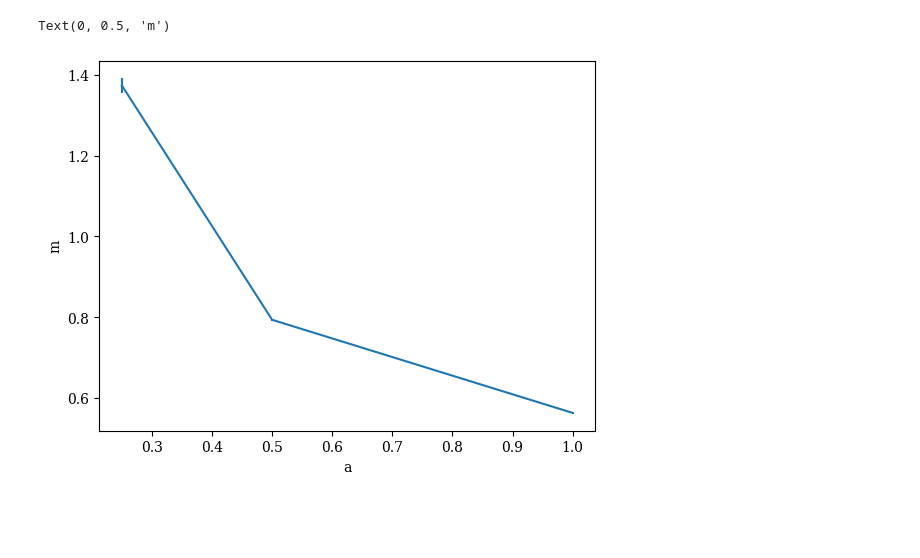
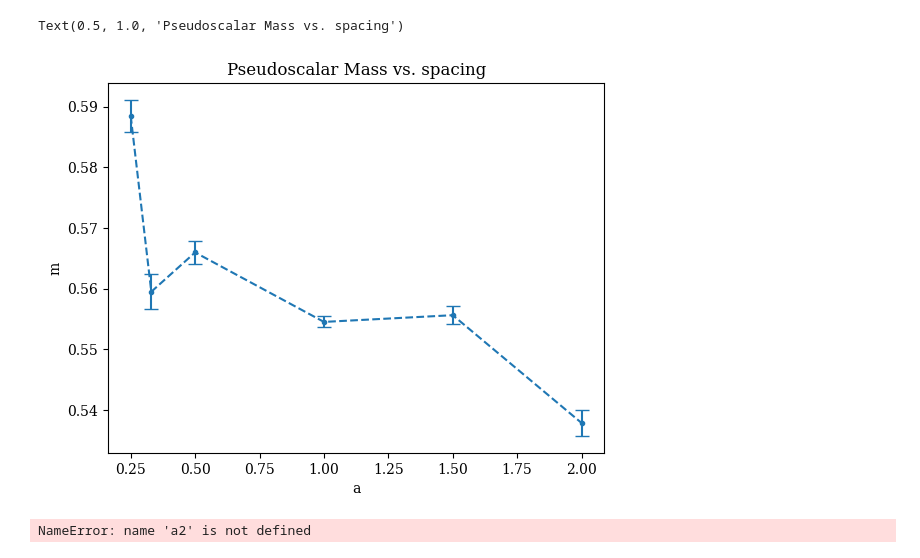
Before and after one commit to wurdahl/schwingerModel, a Jupyter notebook: contLimit.ipynb, the cells around one changed output. Drawn from its saved outputs; the diff is of its cells as text; code cells hidden in the pictures; blank space fills up the shorter version.

```diff
--- a/contLimit.ipynb
+++ b/contLimit.ipynb
@@ -28,17 +73,68 @@ ti=1
 
 gamma = np.array([[1j,0],[0,-1j]])
 
-correl_a1 =  sim.correlation.GEVPStats(a1, burnIn=bIn,autocorrSkip=skp,Gamma=gamma,smearN1=4,kappa1=1.2,ti=ti,momk=0,hiMass=False)
-correl_a5 =  sim.correlation.GEVPStats(a5, burnIn=bIn,autocorrSkip=skp,Gamma=gamma,smearN1=4,kappa1=1.2,ti=ti,momk=0,hiMass=False)
-correl_a25 = sim.correlation.GEVPStats(a25, burnIn=bIn,autocorrSkip=skp,Gamma=gamma,smearN1=4,kappa1=1.2,ti=ti,momk=0,hiMass=False)
+correl_a2 =  sim.correlation.GEVPStats(a2, burnIn=bIn,autocorrSkip=skp//12,Gamma=gamma,smearNs=[0,2],kappas=[0,1.2],ti=ti,momk=0)
+correl_a15 = sim.correlation.GEVPStats(a15, burnIn=bIn,autocorrSkip=skp//12,Gamma=gamma,smearNs=[0,2],kappas=[0,1.2],ti=ti,momk=0)
+correl_a1 =  sim.correlation.GEVPStats(a1, burnIn=bIn,autocorrSkip=skp//12,Gamma=gamma,smearNs=[0,4],kappas=[0,1.2],ti=ti,momk=0)
+correl_a5 =  sim.correlation.GEVPStats(a5, burnIn=bIn,autocorrSkip=skp//2,Gamma=gamma,smearNs=[0,8],kappas=[0,1.2],ti=ti,momk=0)
+# %%
+correl_a33 = sim.correlation.GEVPStats(a33, burnIn=bIn,autocorrSkip=skp//2,Gamma=gamma,smearNs=[0,4,25],kappas=[0,1.2,.5],ti=ti,momk=0,n_jobs=8)
+# %%
+correl_a25 = sim.correlation.GEVPStats(a25, burnIn=100,autocorrSkip=900//100,Gamma=gamma,smearNs=[0,5,30],kappas=[0,.5,.5],ti=ti,momk=0,n_jobs=8)
 # %%
-mass_a1 = sim.correlation.gevpMassExtract(correl_a1,fitT=31)
-mass_a5 = sim.correlation.gevpMassExtract(correl_a5,fitT=31)
-mass_a25 = sim.correlation.gevpMassExtract(correl_a25,fitT=31)
+mass_a2 = sim.correlation.gevpMassExtract(correl_a2,fitT=[3,14])
+mass_a15 = sim.correlation.gevpMassExtract(correl_a15,fitT=[3,20])
+mass_a1 = sim.correlation.gevpMassExtract(correl_a1,fitT=[2,30])
+mass_a5 = sim.correlation.gevpMassExtract(correl_a5,fitT=[20,45])
+mass_a33 = sim.correlation.gevpMassExtract(correl_a33,fitT=[30,70])
+mass_a25 = sim.correlation.gevpMassExtract(correl_a25,fitT=[50,70])
 # %%
-plt.errorbar(x=[.25,.5,1],y=[mass_a25[0]/a25.a,mass_a5[0]/a5.a,mass_a1[0]/a1.a],yerr=[mass_a25[1]/a25.a,mass_a5[1]/a5.a,mass_a1[1]/a1.a])
+plt.errorbar(x=[.25,.33,.5,1,1.5,2],y=[mass_a25[0]/a25.a,mass_a33[0]/a33.a,mass_a5[0]/a5.a,mass_a1[0]/a1.a,mass_a15[0]/a15.a,mass_a2[0]/a2.a]
+                                ,yerr=[mass_a25[1]/a25.a,mass_a33[1]/a33.a,mass_a5[1]/a5.a,mass_a1[1]/a1.a,mass_a15[1]/a15.a,mass_a2[1]/a2.a]
+                                ,marker=".",ls="--",capsize=5)
+
 plt.xlabel("a")
 plt.ylabel("m")
+plt.title("Pseudoscalar Mass vs. spacing")
 # %% [output]
-Text(0, 0.5, 'm')
+Text(0.5, 1.0, 'Pseudoscalar Mass vs. spacing')
-[figure, old version]
+[figure, new version]
+# %%
+ti = 1
+
+configs = [
+    (a2,  correl_a2,  mass_a2,  15),
+    (a15, correl_a15, mass_a15, 20),
+    (a1,  correl_a1,  mass_a1,  31),
+    (a5,  correl_a5,  mass_a5,  63),
+    (a33,  correl_a33,  mass_a33,  96),
+    (a25,  correl_a25,  mass_a25,  127),
+]
+
+fig, axes = plt.subplots(3, 2, figsize=(10, 8), dpi=150)
+
+for ax, (model, correl, mass, fitT) in zip(axes.flat, configs):
+    dimt = len(correl[0]) + ti
+
+    def coshCorrel(nt, E, dimt=dimt, ti=ti):
+        return (np.exp(-(nt + ti) * E) + np.exp(((nt + ti) - dimt) * E)) / \
+               (np.exp(-ti * E) + np.exp((ti - dimt) * E))
+
+    nt_data = np.arange(len(correl[0]))
+    nt_fine = np.linspace(0, fitT - 1, 300)
+
+    ax.errorbar(nt_data + ti, correl[0][:,0], yerr=correl[1][:,:,0], fmt='.', capsize=4,
+                markersize=4, label='GEVP')
+    ax.plot(nt_fine + ti, coshCorrel(nt_fine, mass[0]),
+            label=rf'$m = {mass[0]/model.a:.4f} \pm {mass[1]/model.a:.4f}$')
+    ax.set_yscale('log')
+    ax.set_xlabel(r'$n_t$')
+    ax.set_ylabel('GEVP correlator')
+    ax.set_title(rf'$a = {model.a:.2f}$, $\beta = {model.beta:.0f}$')
+    ax.legend(fontsize=8)
+
+plt.tight_layout()
+plt.suptitle(rf'GEVP correlators with cosh fit, $m_0 = {a1.fMass}$', y=1.02)
+plt.show()
+# %% [output]
+NameError: name 'a2' is not defined
```
Also changed, not shown: parts of 5 cells of this notebook, 8 other files.
